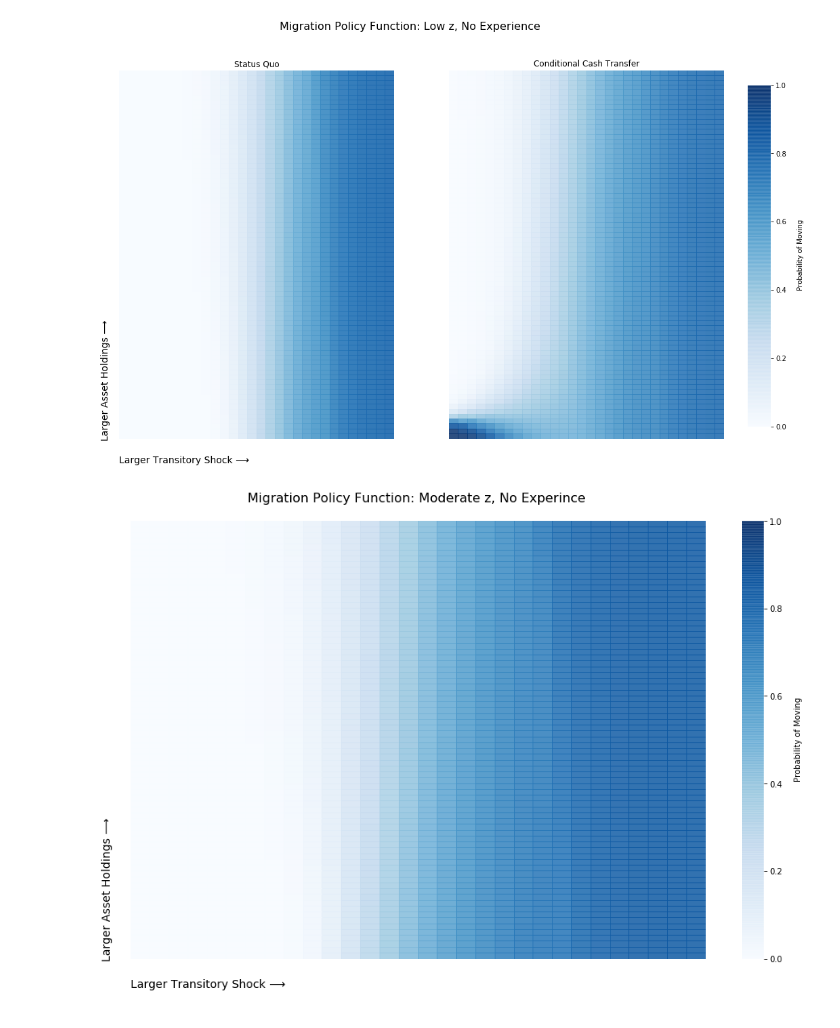
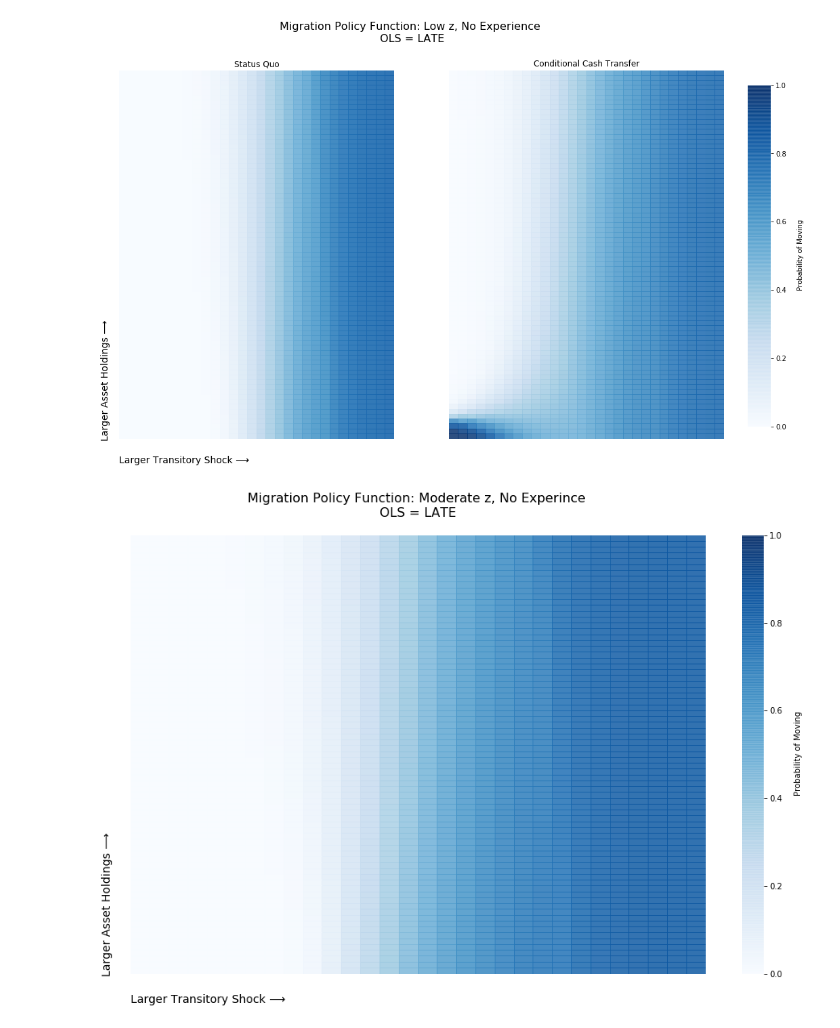
Before and after one commit to mwaugh0328/welfare-rural-urban-migration, a Jupyter notebook: plotting/plot_policy_functions-ols=late.ipynb, the cells around one changed output. Cells and saved outputs as stored; diff of their text form; code cells hidden in the pictures.

```diff
--- a/plotting/plot_policy_functions-ols=late.ipynb
+++ b/plotting/plot_policy_functions-ols=late.ipynb
@@ -86,38 +88,38 @@ ax[0].text(-2, 75, "Larger Asset Holdings ⟶ ",fontsize = 14, rotation = 90)
 
 ax[0].text(0, 80, "Larger Transitory Shock ⟶ ",fontsize = 14)
 
-fig.suptitle("Migration Policy Function: Low z, No Experience \n", fontsize = 16)
+fig.suptitle("Migration Policy Function: Low z, No Experience \n OLS = LATE \n", fontsize = 16)
 
 plt.savefig(fig_path + "migration_policy_low_z_both.pdf", bbox_inches = "tight", dip = 3600)
 plt.savefig(fig_path + "migration_policy_low_z_both.png", bbox_inches = "tight")
 
 plt.show()
 # %% [output]
-[figure, old version]
+[figure, new version]
 # %%
 fig, ax = plt.subplots(1,1,figsize = (16,10))
 
 #cbar_ax = fig.add_axes([0.95, .25, .03, .5])
 
 sns.heatmap((1-med_move).iloc[asset_range,shock_range], cmap="Blues",cbar = True,vmin=0,vmax=1.0, ax=ax,
            cbar_kws=dict(use_gridspec=False,location="right",label = "\n Probability of Moving"), alpha = alpha)
 
 ax.get_xaxis().set_visible(False)
 
 ax.get_yaxis().set_visible(False)
 
 ax.text(-1.5, 75, "Larger Asset Holdings ⟶ ",fontsize = 14, rotation = 90)
 
 ax.text(0, 80, "Larger Transitory Shock ⟶ ",fontsize = 14)
 
-ax.set_title("Migration Policy Function: Moderate z, No Experince \n", fontsize = 16)
+ax.set_title("Migration Policy Function: Moderate z, No Experince \n OLS = LATE \n", fontsize = 16)
 
 plt.savefig(fig_path + "migration_policy_mod_z.pdf", bbox_inches = "tight", dip = 3600)
 plt.savefig(fig_path + "migration_policy_mod_z.png", bbox_inches = "tight")
 
 plt.show()
 # %% [output]
-[figure, old version]
+[figure, new version]
 # %%
 fig, ax = plt.subplots(1,2,figsize = (16,10))
 
```
Also changed, not shown: parts of 6 cells of this notebook, 19 other files.
